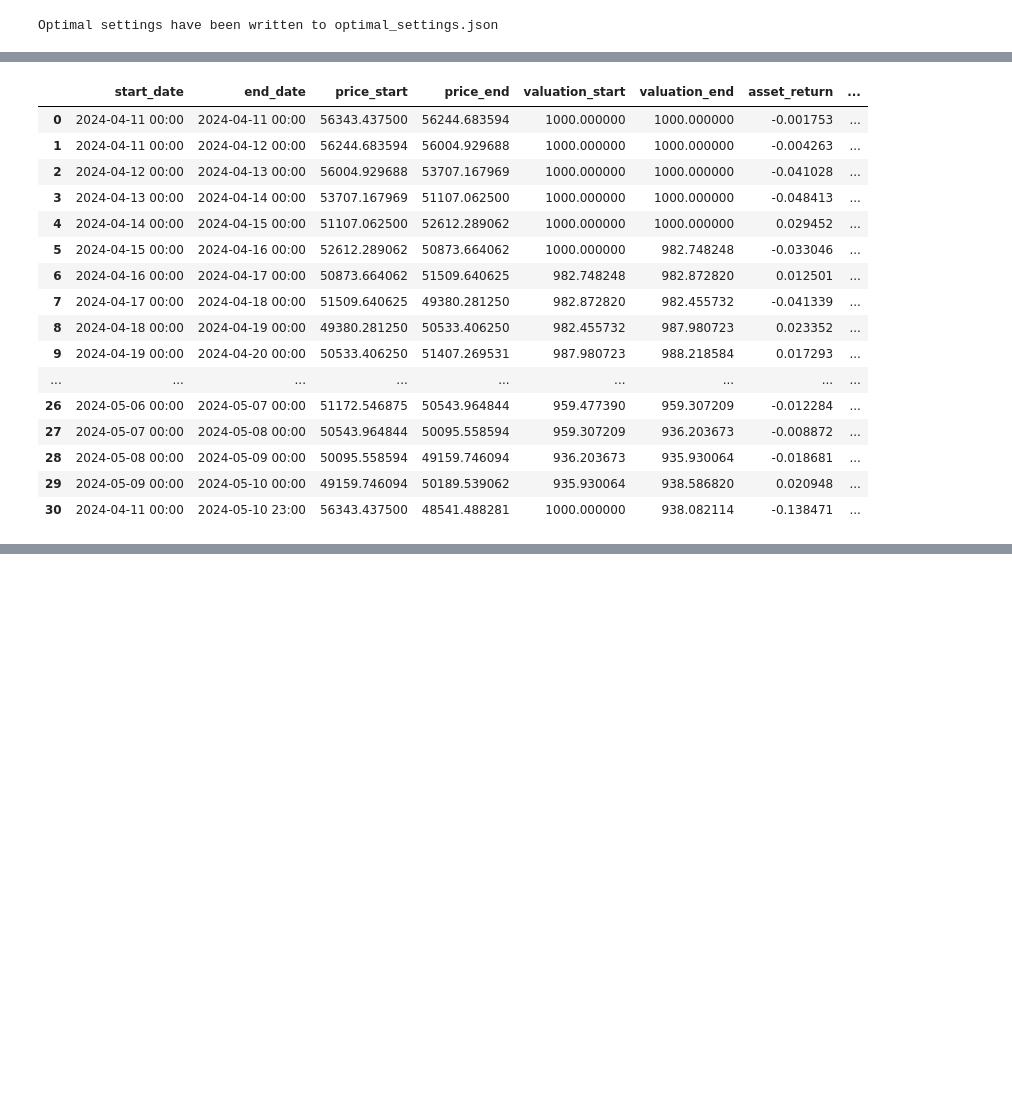
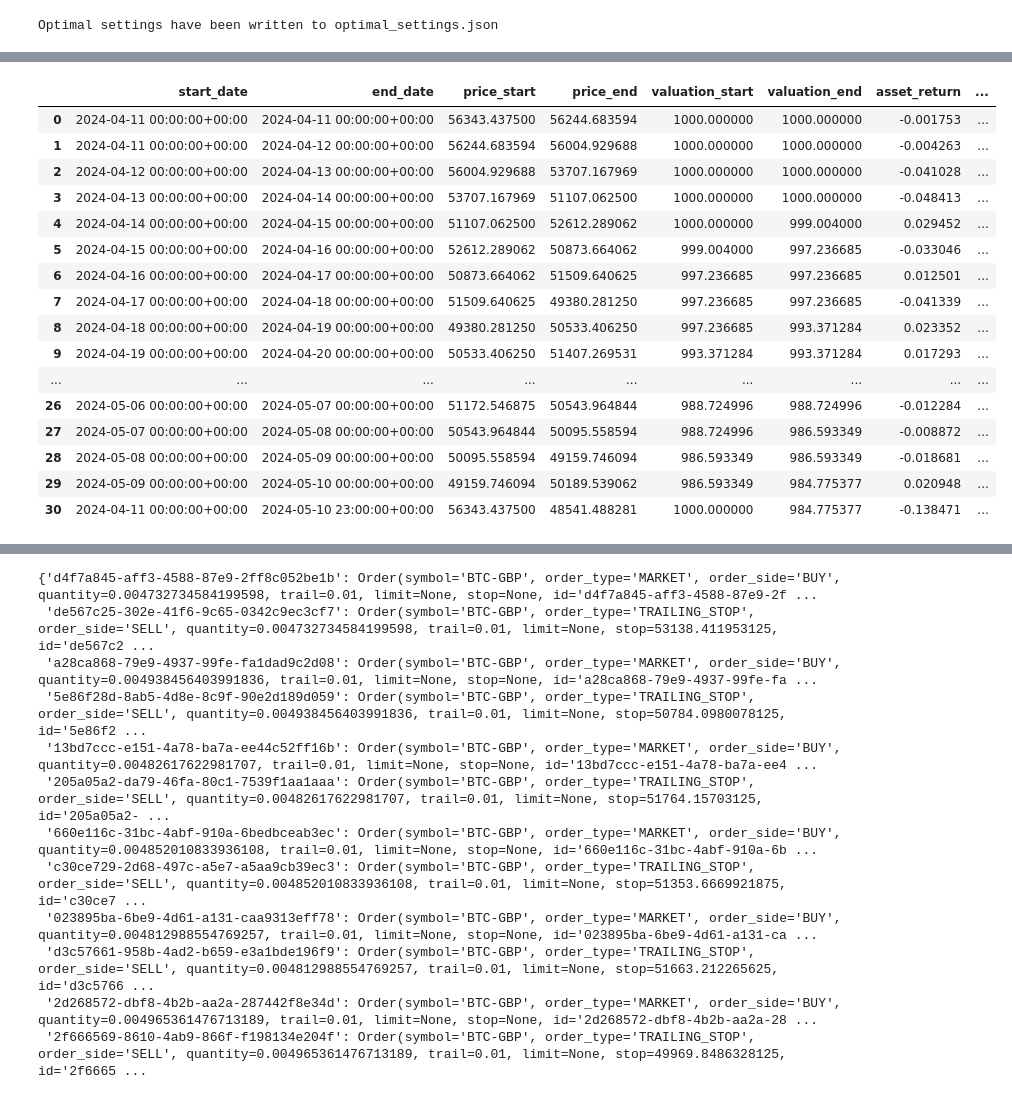
Before and after one commit to agrivas/portfolio-management, a Jupyter notebook: notebooks/Lorentzian classification v2.ipynb, the cells around one changed output, grey strips where cells are left out. Cells and saved outputs as stored; diff of their text form; code cells hidden in the pictures; blank space fills up the shorter version.

Commit message:
Functional notebook for robo-trader 0.2

```diff
--- a/notebooks/Lorentzian classification v2.ipynb
+++ b/notebooks/Lorentzian classification v2.ipynb
@@ -19,12 +20,9 @@ inception_date = datetime(2000, 1, 1, tzinfo=timezone.utc)
 train_since = datetime(2024, 3, 11, tzinfo=timezone.utc)
 start_date = datetime(2024, 4, 11, tzinfo=timezone.utc)
 end_date = datetime(2024, 5, 11, tzinfo=timezone.utc)
-interval = Interval.ONE_HOUR
 period = 24
 
-price_provider = YFinancePriceProvider()
-exchange = DummyExchange({SYMBOL: 100}, 0.004)
-portfolio = Portfolio(SYMBOL, exchange, inception_date = inception_date, cash_reserve_percentage = 1)
+feed = YFinanceFeed(interval = '1h')
 # %%
 default_settings = LorentzianSettings(
     use_RSI=True,
@@ -73,6 +70,10 @@ with open(settings_file_path, "r") as settings_file:
     optimal_settings_data = json.load(settings_file)
     optimal_settings = LorentzianSettings(**optimal_settings_data)
 
-strategy = LorentzianStrategy(SYMBOL, price_provider, interval, portfolio, optimal_settings)
+strategy = LorentzianStrategy(default_settings)
 
-perf = strategy.backtest(start_date=start_date, end_date=end_date, period=period, train_since=train_since)
+# Create a Trader instance with the strategy
+trader = Trader(SYMBOL, 1000, feed, strategy)
+
+# Run the backtest
+results = trader.backtest(start_date, end_date, period, train_since, transaction_cost=0.004)
@@ -79,28 +98,34 @@ perf = strategy.backtest(start_date=start_date, end_date=end_date, period=period
 # %%
 # Set display options
 pd.set_option('display.max_rows', None)  # Adjust None to your specific needs
 pd.set_option('display.max_columns', None)  # Adjust None as needed
 pd.set_option('display.width', 1000)  # Adjust the width to fit your notebook
 
-date_format = lambda x: x.strftime('%Y-%m-%d %H:%M')
-perf = perf.style.format({'start_date': date_format, 'end_date': date_format})
+display(results['returns'])
 
-display(perf)
+# Display the results
+# Filter the history DataFrame to show only rows with True in open_long or close_long columns
+filtered_history = results['history'][(results['history']['open_long'] == True) | (results['history']['close_long'] == True)]
+
+# Display the filtered results
+display(filtered_history)
+
+display(results['orders'])
 # %% [output]
 |  | start_date | end_date | price_start | price_end | valuation_start | valuation_end | asset_return | ... |
-| 0 | 2024-04-11 00:00 | 2024-04-11 00:00 | 56343.437500 | 56244.683594 | 1000.000000 | 1000.000000 | -0.001753 | ... |
-| 1 | 2024-04-11 00:00 | 2024-04-12 00:00 | 56244.683594 | 56004.929688 | 1000.000000 | 1000.000000 | -0.004263 | ... |
-| 2 | 2024-04-12 00:00 | 2024-04-13 00:00 | 56004.929688 | 53707.167969 | 1000.000000 | 1000.000000 | -0.041028 | ... |
-| 3 | 2024-04-13 00:00 | 2024-04-14 00:00 | 53707.167969 | 51107.062500 | 1000.000000 | 1000.000000 | -0.048413 | ... |
-| 4 | 2024-04-14 00:00 | 2024-04-15 00:00 | 51107.062500 | 52612.289062 | 1000.000000 | 1000.000000 | 0.029452 | ... |
-| 5 | 2024-04-15 00:00 | 2024-04-16 00:00 | 52612.289062 | 50873.664062 | 1000.000000 | 982.748248 | -0.033046 | ... |
-| 6 | 2024-04-16 00:00 | 2024-04-17 00:00 | 50873.664062 | 51509.640625 | 982.748248 | 982.872820 | 0.012501 | ... |
-| 7 | 2024-04-17 00:00 | 2024-04-18 00:00 | 51509.640625 | 49380.281250 | 982.872820 | 982.455732 | -0.041339 | ... |
-| 8 | 2024-04-18 00:00 | 2024-04-19 00:00 | 49380.281250 | 50533.406250 | 982.455732 | 987.980723 | 0.023352 | ... |
-| 9 | 2024-04-19 00:00 | 2024-04-20 00:00 | 50533.406250 | 51407.269531 | 987.980723 | 988.218584 | 0.017293 | ... |
+| 0 | 2024-04-11 00:00:00+00:00 | 2024-04-11 00:00:00+00:00 | 56343.437500 | 56244.683594 | 1000.000000 | 1000.000000 | -0.001753 | ... |
+| 1 | 2024-04-11 00:00:00+00:00 | 2024-04-12 00:00:00+00:00 | 56244.683594 | 56004.929688 | 1000.000000 | 1000.000000 | -0.004263 | ... |
+| 2 | 2024-04-12 00:00:00+00:00 | 2024-04-13 00:00:00+00:00 | 56004.929688 | 53707.167969 | 1000.000000 | 1000.000000 | -0.041028 | ... |
+| 3 | 2024-04-13 00:00:00+00:00 | 2024-04-14 00:00:00+00:00 | 53707.167969 | 51107.062500 | 1000.000000 | 1000.000000 | -0.048413 | ... |
+| 4 | 2024-04-14 00:00:00+00:00 | 2024-04-15 00:00:00+00:00 | 51107.062500 | 52612.289062 | 1000.000000 | 999.004000 | 0.029452 | ... |
+| 5 | 2024-04-15 00:00:00+00:00 | 2024-04-16 00:00:00+00:00 | 52612.289062 | 50873.664062 | 999.004000 | 997.236685 | -0.033046 | ... |
+| 6 | 2024-04-16 00:00:00+00:00 | 2024-04-17 00:00:00+00:00 | 50873.664062 | 51509.640625 | 997.236685 | 997.236685 | 0.012501 | ... |
+| 7 | 2024-04-17 00:00:00+00:00 | 2024-04-18 00:00:00+00:00 | 51509.640625 | 49380.281250 | 997.236685 | 997.236685 | -0.041339 | ... |
+| 8 | 2024-04-18 00:00:00+00:00 | 2024-04-19 00:00:00+00:00 | 49380.281250 | 50533.406250 | 997.236685 | 993.371284 | 0.023352 | ... |
+| 9 | 2024-04-19 00:00:00+00:00 | 2024-04-20 00:00:00+00:00 | 50533.406250 | 51407.269531 | 993.371284 | 993.371284 | 0.017293 | ... |
 | ... | ... | ... | ... | ... | ... | ... | ... | ... |
-| 26 | 2024-05-06 00:00 | 2024-05-07 00:00 | 51172.546875 | 50543.964844 | 959.477390 | 959.307209 | -0.012284 | ... |
-| 27 | 2024-05-07 00:00 | 2024-05-08 00:00 | 50543.964844 | 50095.558594 | 959.307209 | 936.203673 | -0.008872 | ... |
-| 28 | 2024-05-08 00:00 | 2024-05-09 00:00 | 50095.558594 | 49159.746094 | 936.203673 | 935.930064 | -0.018681 | ... |
-| 29 | 2024-05-09 00:00 | 2024-05-10 00:00 | 49159.746094 | 50189.539062 | 935.930064 | 938.586820 | 0.020948 | ... |
-| 30 | 2024-04-11 00:00 | 2024-05-10 23:00 | 56343.437500 | 48541.488281 | 1000.000000 | 938.082114 | -0.138471 | ... |
+| 26 | 2024-05-06 00:00:00+00:00 | 2024-05-07 00:00:00+00:00 | 51172.546875 | 50543.964844 | 988.724996 | 988.724996 | -0.012284 | ... |
+| 27 | 2024-05-07 00:00:00+00:00 | 2024-05-08 00:00:00+00:00 | 50543.964844 | 50095.558594 | 988.724996 | 986.593349 | -0.008872 | ... |
+| 28 | 2024-05-08 00:00:00+00:00 | 2024-05-09 00:00:00+00:00 | 50095.558594 | 49159.746094 | 986.593349 | 986.593349 | -0.018681 | ... |
+| 29 | 2024-05-09 00:00:00+00:00 | 2024-05-10 00:00:00+00:00 | 49159.746094 | 50189.539062 | 986.593349 | 984.775377 | 0.020948 | ... |
+| 30 | 2024-04-11 00:00:00+00:00 | 2024-05-10 23:00:00+00:00 | 56343.437500 | 48541.488281 | 1000.000000 | 984.775377 | -0.138471 | ... |
@@ -106,0 +146,12 @@ display(perf)
+{'d4f7a845-aff3-4588-87e9-2ff8c052be1b': Order(symbol='BTC-GBP', order_type='MARKET', order_side='BUY', quantity=0.004732734584199598, trail=0.01, limit=None, stop=None, id='d4f7a845-aff3-4588-87e9-2f ...
+ 'de567c25-302e-41f6-9c65-0342c9ec3cf7': Order(symbol='BTC-GBP', order_type='TRAILING_STOP', order_side='SELL', quantity=0.004732734584199598, trail=0.01, limit=None, stop=53138.411953125, id='de567c2 ...
+ 'a28ca868-79e9-4937-99fe-fa1dad9c2d08': Order(symbol='BTC-GBP', order_type='MARKET', order_side='BUY', quantity=0.004938456403991836, trail=0.01, limit=None, stop=None, id='a28ca868-79e9-4937-99fe-fa ...
+ '5e86f28d-8ab5-4d8e-8c9f-90e2d189d059': Order(symbol='BTC-GBP', order_type='TRAILING_STOP', order_side='SELL', quantity=0.004938456403991836, trail=0.01, limit=None, stop=50784.0980078125, id='5e86f2 ...
+ '13bd7ccc-e151-4a78-ba7a-ee44c52ff16b': Order(symbol='BTC-GBP', order_type='MARKET', order_side='BUY', quantity=0.00482617622981707, trail=0.01, limit=None, stop=None, id='13bd7ccc-e151-4a78-ba7a-ee4 ...
+ '205a05a2-da79-46fa-80c1-7539f1aa1aaa': Order(symbol='BTC-GBP', order_type='TRAILING_STOP', order_side='SELL', quantity=0.00482617622981707, trail=0.01, limit=None, stop=51764.15703125, id='205a05a2- ...
+ '660e116c-31bc-4abf-910a-6bedbceab3ec': Order(symbol='BTC-GBP', order_type='MARKET', order_side='BUY', quantity=0.004852010833936108, trail=0.01, limit=None, stop=None, id='660e116c-31bc-4abf-910a-6b ...
+ 'c30ce729-2d68-497c-a5e7-a5aa9cb39ec3': Order(symbol='BTC-GBP', order_type='TRAILING_STOP', order_side='SELL', quantity=0.004852010833936108, trail=0.01, limit=None, stop=51353.6669921875, id='c30ce7 ...
+ '023895ba-6be9-4d61-a131-caa9313eff78': Order(symbol='BTC-GBP', order_type='MARKET', order_side='BUY', quantity=0.004812988554769257, trail=0.01, limit=None, stop=None, id='023895ba-6be9-4d61-a131-ca ...
+ 'd3c57661-958b-4ad2-b659-e3a1bde196f9': Order(symbol='BTC-GBP', order_type='TRAILING_STOP', order_side='SELL', quantity=0.004812988554769257, trail=0.01, limit=None, stop=51663.212265625, id='d3c5766 ...
+ '2d268572-dbf8-4b2b-aa2a-287442f8e34d': Order(symbol='BTC-GBP', order_type='MARKET', order_side='BUY', quantity=0.004965361476713189, trail=0.01, limit=None, stop=None, id='2d268572-dbf8-4b2b-aa2a-28 ...
+ '2f666569-8610-4ab9-866f-f198134e204f': Order(symbol='BTC-GBP', order_type='TRAILING_STOP', order_side='SELL', quantity=0.004965361476713189, trail=0.01, limit=None, stop=49969.8486328125, id='2f6665 ...
```
Also changed, not shown: parts of 4 cells of this notebook, 1 other file.
